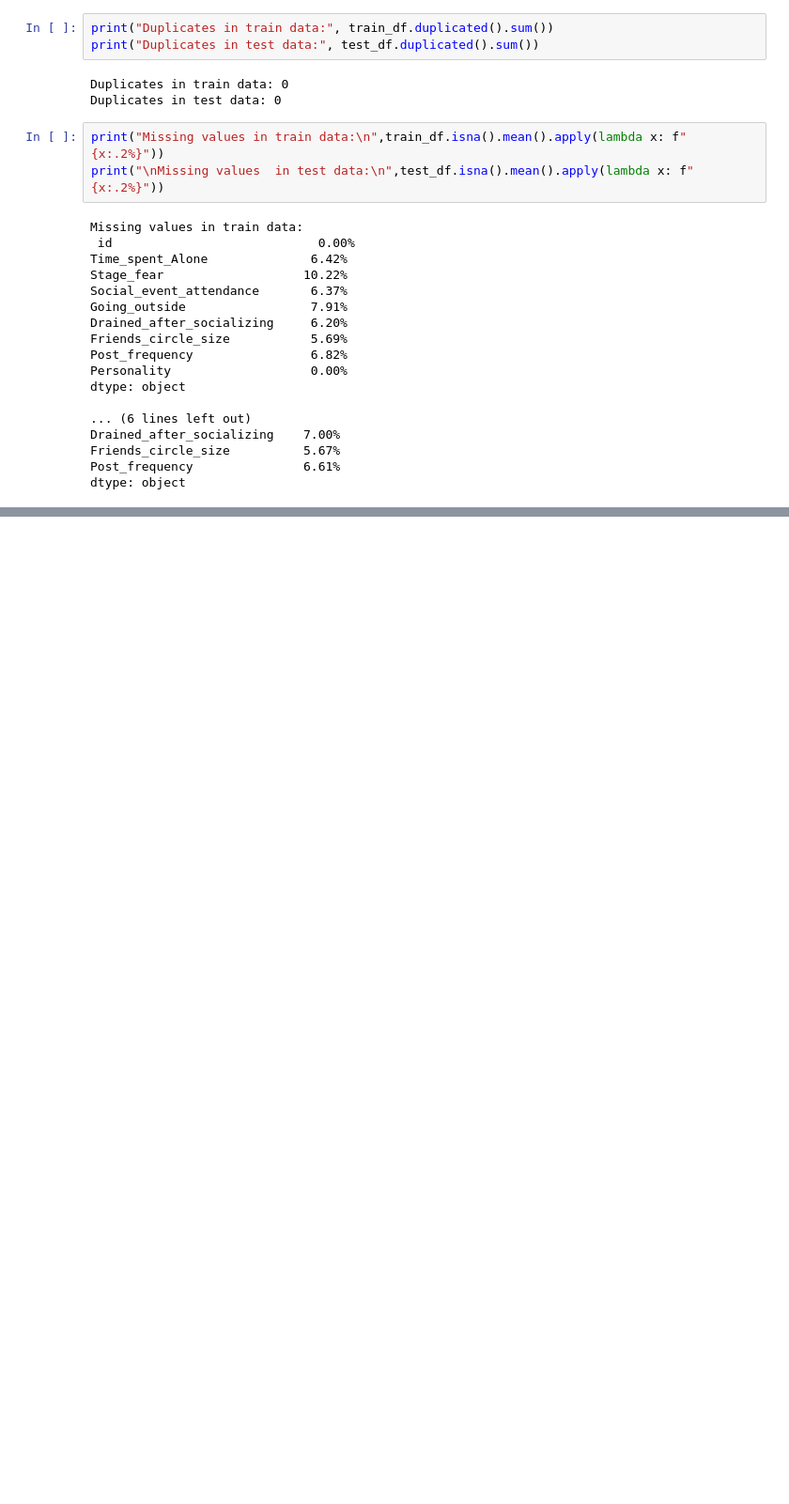
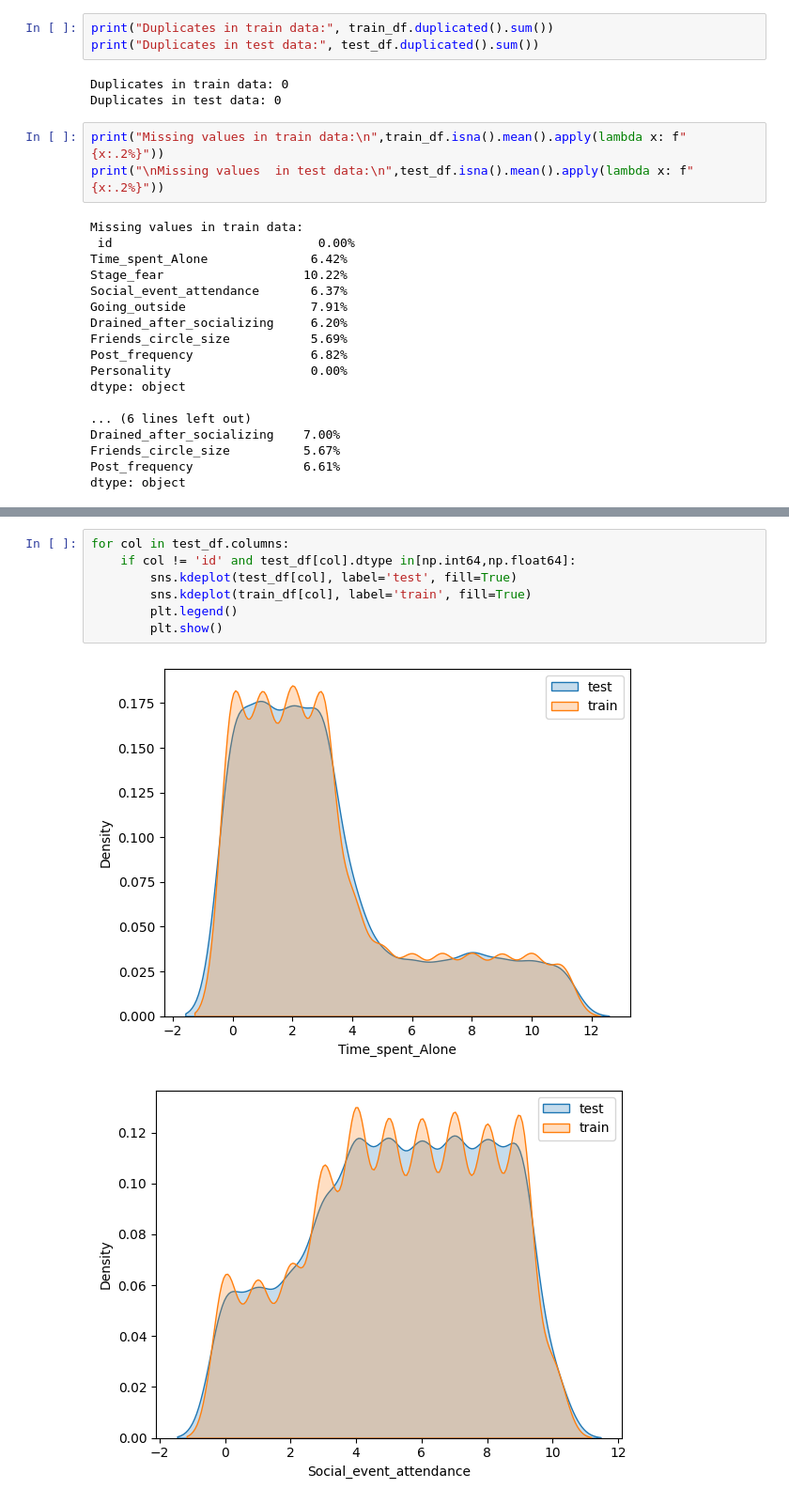
Before and after one commit to PiotrPieciak/LEARN_06_KAGGLE_Predict_Introverts, a Jupyter notebook: notebooks/01_Introverts_and_extroverts_EDA.ipynb, the cells around one changed output, grey strips where cells are left out. Shown: that part at 94% size. Drawn from its saved outputs; the diff is of its cells as text; blank space fills up the shorter version.

```diff
--- a/notebooks/01_Introverts_and_extroverts_EDA.ipynb
+++ b/notebooks/01_Introverts_and_extroverts_EDA.ipynb
@@ -303,0 +154,10 @@ print('Sukcesss!!!')
+# %%
+for col in test_df.columns:
+    if col != 'id' and test_df[col].dtype in[np.int64,np.float64]:
+        sns.kdeplot(test_df[col], label='test', fill=True)
+        sns.kdeplot(train_df[col], label='train', fill=True)
+        plt.legend()
+        plt.show()
+# %% [output]
+[figure, added]
+[figure, added]
```
Also changed, not shown: parts of 45 cells of this notebook.
